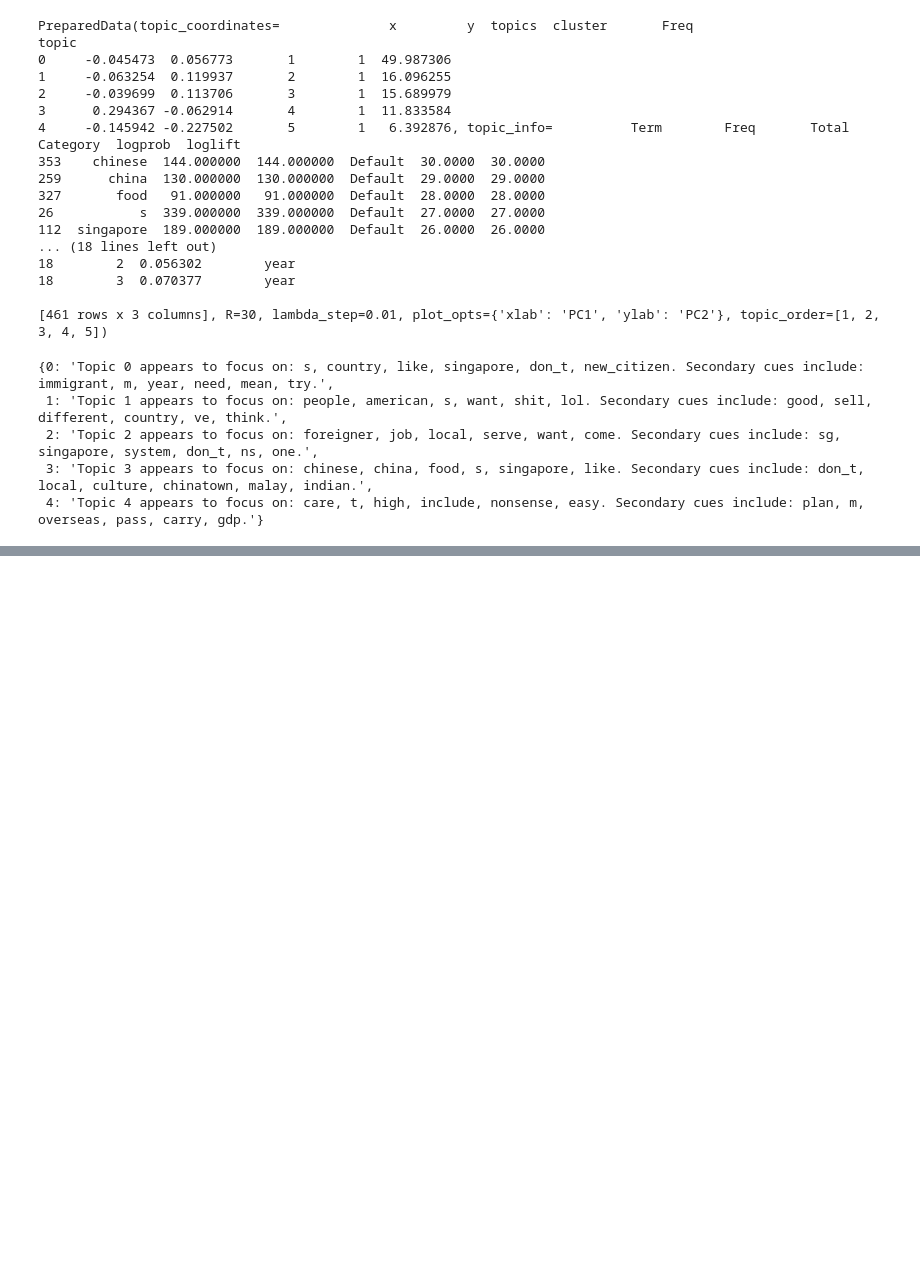
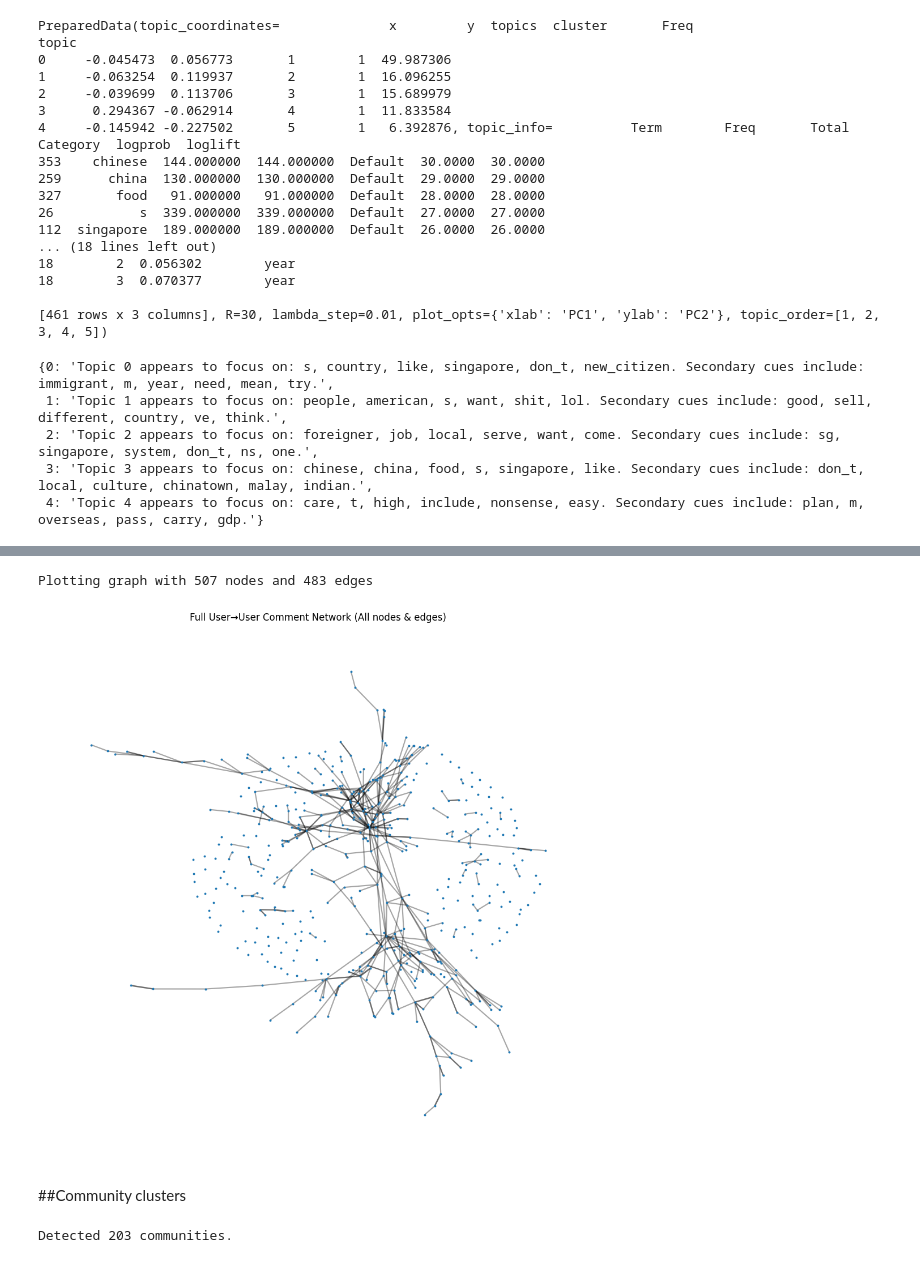
Before and after one commit to Keith-LJY001/NMC5342_A0234542L, a Jupyter notebook: NMC5342_A0234542L.ipynb, the cells around one changed output, grey strips where cells are left out. Saved outputs shown, nothing was run; the diff lists cells and outputs as text; code cells hidden in the pictures; blank space fills up the shorter version.

```diff
--- a/NMC5342_A0234542L.ipynb
+++ b/NMC5342_A0234542L.ipynb
@@ -867,0 +1125,58 @@ descs
+# %%
+#plot all nodes/edges
+import networkx as nx
+import matplotlib.pyplot as plt
+import math
+
+# ---------- pick the graph ----------
+G = G_human  # or G_user
+
+print("Plotting graph with", G.number_of_nodes(), "nodes and", G.number_of_edges(), "edges")
+
+# ---------- layout (spring) ----------
+# Seed for reproducibility; increase 'iterations' if layout is too clumped (costs time).
+pos = nx.spring_layout(G, seed=42, iterations=50)
+
+# ---------- edge widths from weights (log-scaled so big threads don't dominate) ----------
+def width_from_w(w, base=1.0, scale=0.8):
+    # width = base + scale * log(1 + w)
+    return base + scale * math.log1p(max(1, float(w)))
+
+edge_attr = nx.get_edge_attributes(G, "weight")
+edge_widths = [width_from_w(edge_attr[(u, v)]) for (u, v) in G.edges()]
+
+# ---------- draw ----------
+plt.figure(figsize=(10, 10))
+nx.draw_networkx_edges(G, pos, width=edge_widths, alpha=0.35, arrows=False)
+nx.draw_networkx_nodes(G, pos, node_size=8, linewidths=0)
+
+plt.title("Full User→User Comment Network (All nodes & edges)")
+plt.axis("off")
+plt.tight_layout()
+plt.show()
+#micro-conversations only, no links to original posters
+# %% [output]
+Plotting graph with 507 nodes and 483 edges
+[figure, added]
+# %% [markdown]
+##Community clusters
+# %%
+import networkx as nx
+from networkx.algorithms.community import greedy_modularity_communities
+
+#Build an undirected graph that preserves summed weights in either direction
+G_und = nx.Graph()
+G_und.add_nodes_from(G_human.nodes())
+
+for u, v, d in G_human.edges(data=True):
+    w = d.get("weight", 1)
+    if G_und.has_edge(u, v):
+        G_und[u][v]["weight"] += w
+    else:
+        G_und.add_edge(u, v, weight=w)
+
+#Greedy modularity communities (weighted)
+communities = list(greedy_modularity_communities(G_und, weight="weight"))
+print(f"Detected {len(communities)} communities.")
+# %% [output]
+Detected 203 communities.
```
Also changed, not shown: parts of 44 cells of this notebook.
